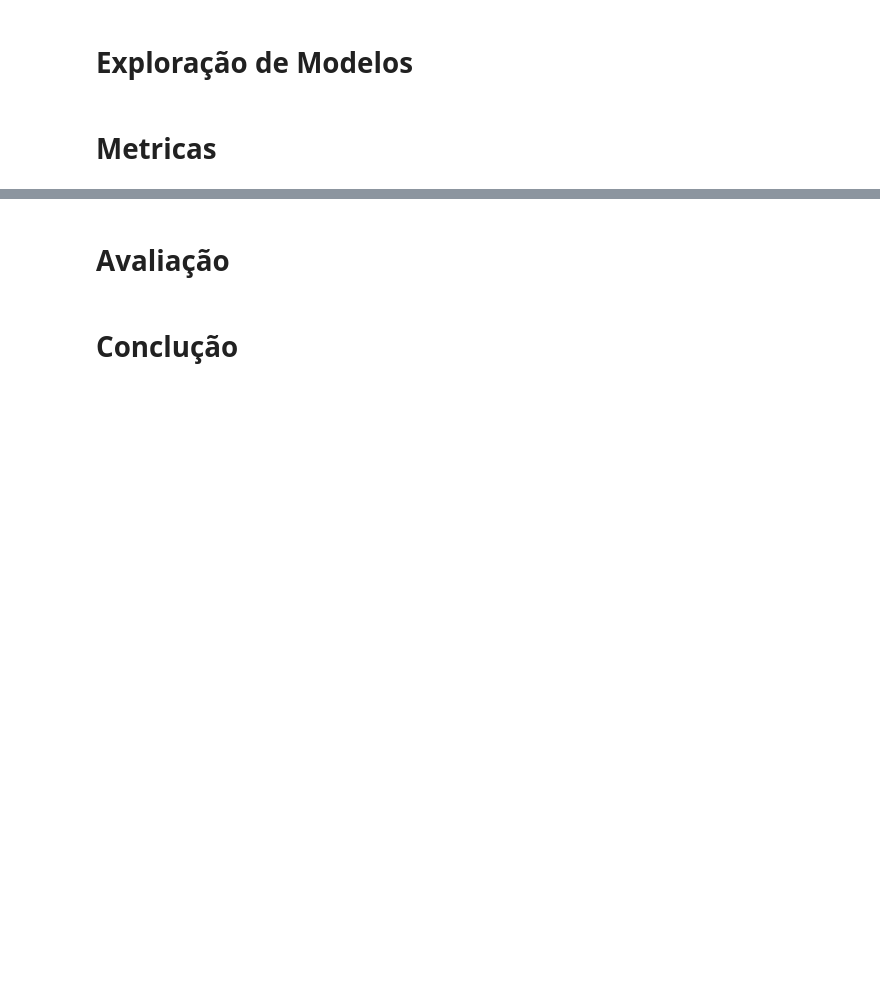
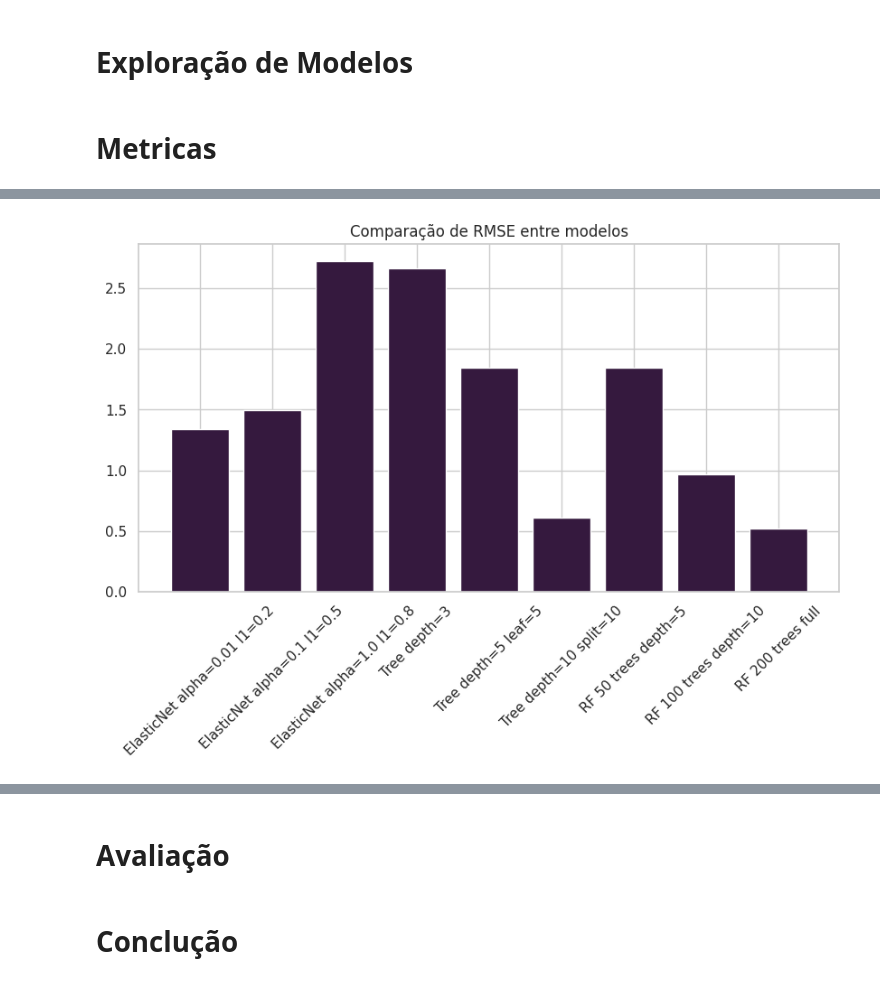
Before and after one commit to vitu1415/trabalho-II-ML, a Jupyter notebook: trabalho_II.ipynb, the cells around one changed output, grey strips where cells are left out. Cells and saved outputs as stored; diff of their text form; code cells hidden in the pictures; blank space fills up the shorter version.

Commit message:
gráficos

```diff
--- a/trabalho_II.ipynb
+++ b/trabalho_II.ipynb
@@ -348,13 +355,13 @@ pred1 = svr1.predict(X_test_scaled)
 
 resultados.append(avaliar_modelo("SVR linear C=1", y_test, pred1))
 # %%
-svr2 = SVR(kernel="rbf", C=10, epsilon=0.1)
+svr2 = SVR(kernel="poly", C=10, epsilon=0.1)
 svr2.fit(X_train_scaled, y_train)
 pred2 = svr2.predict(X_test_scaled)
 
 resultados.append(avaliar_modelo("SVR rbf C=10", y_test, pred2))
 # %%
-svr3 = SVR(kernel="rbf", C=100, epsilon=0.01)
+svr3 = SVR(kernel="rbf", C=20, epsilon=0.01)
 svr3.fit(X_train_scaled, y_train)
 pred3 = svr3.predict(X_test_scaled)
 
@@ -372,19 +391,39 @@ resultados.append(avaliar_modelo("LinearRegression base", y_test, pred1))
 # %%
-from sklearn.linear_model import Ridge
+lr2 = ElasticNet(
+    alpha=0.1,
+    l1_ratio=0.5,
+    random_state=42
+)
 
-lr2 = Ridge(alpha=1)
 lr2.fit(X_train_scaled, y_train)
+
 pred2 = lr2.predict(X_test_scaled)
 
-resultados.append(avaliar_modelo("Ridge alpha=1", y_test, pred2))
+resultados.append(
+    avaliar_modelo(
+        "ElasticNet alpha=0.1 l1=0.5",
+        y_test,
+        pred2
+    )
+)
 # %%
-from sklearn.linear_model import ElasticNet
+lr3 = ElasticNet(
+    alpha=1.0,
+    l1_ratio=0.8,
+    random_state=42
+)
 
-lr3 = ElasticNet(alpha=0.1, l1_ratio=0.5)
 lr3.fit(X_train_scaled, y_train)
+
 pred3 = lr3.predict(X_test_scaled)
 
-resultados.append(avaliar_modelo("ElasticNet", y_test, pred3))
+resultados.append(
+    avaliar_modelo(
+        "ElasticNet alpha=1.0 l1=0.8",
+        y_test,
+        pred3
+    )
+)
 # %% [markdown]
 # Metricas
 # %%
@@ -402,0 +455,10 @@ plt.show()
+# %%
+## Gráfico RMSE
+
+plt.figure(figsize=(10,5))
+plt.bar(df_resultados["Modelo"], df_resultados["RMSE"])
+plt.xticks(rotation=45)
+plt.title("Comparação de RMSE entre modelos")
+plt.show()
+# %% [output]
+[figure, added]
```
Also changed, not shown: parts of 10 cells of this notebook.
